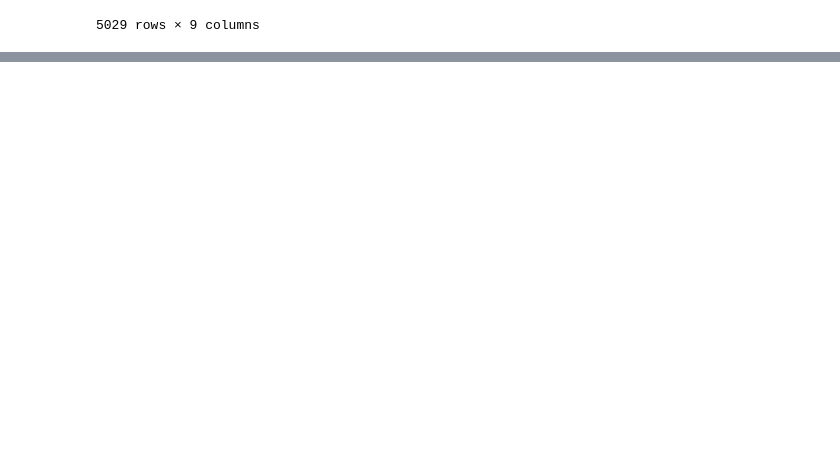
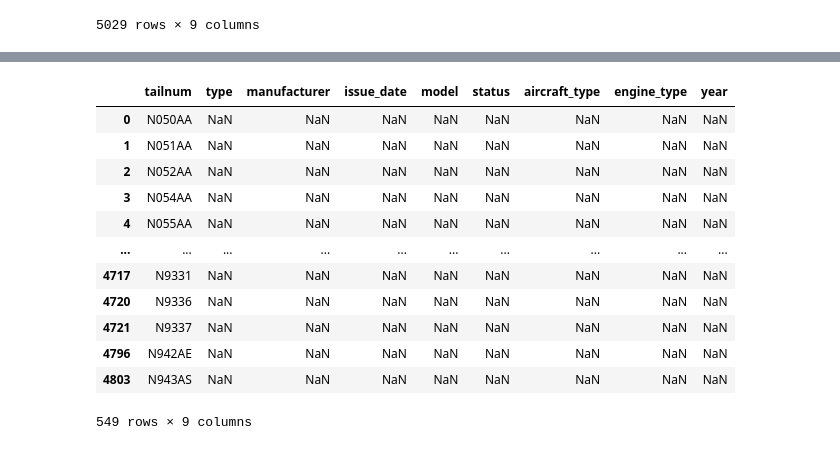
Before and after one commit to EsosaOrumwese/ALX-T-Nanodegree, a Jupyter notebook: Data Analytics/Projects/Airline On-Time Performance Data/wrangle_act.ipynb, the cells around one changed output, grey strips where cells are left out. Cells and saved outputs as stored; diff of their text form; code cells hidden in the pictures; blank space fills up the shorter version.

Commit message:
Done with data wrangling, for now

```diff
--- a/Data Analytics/Projects/Airline On-Time Performance Data/wrangle_act.ipynb
+++ b/Data Analytics/Projects/Airline On-Time Performance Data/wrangle_act.ipynb
@@ -57,6 +57,8 @@ import numpy as np
 import seaborn as sns
 import matplotlib.pyplot as plt
 
+pd.set_option('display.max.columns', 500)
+plt.style.use('seaborn-dark-palette')
 %matplotlib inline
 # %% [markdown]
 ## Data Wrangling
@@ -481,0 +483,3 @@ plane_data.sample(15)
+# %%
+airline_df_clean = airline_df.copy()
+plane_data_clean = plane_data.copy()
@@ -481,0 +615,16 @@ plane_data.sample(15)
+# %%
+plane_data_clean[plane_data_clean['type'].isna()]
+# %% [output]
+|  | tailnum | type | manufacturer | issue_date | model | status | aircraft_type | engine_type | year |
+| 0 | N050AA | NaN | NaN | NaN | NaN | NaN | NaN | NaN | NaN |
+| 1 | N051AA | NaN | NaN | NaN | NaN | NaN | NaN | NaN | NaN |
+| 2 | N052AA | NaN | NaN | NaN | NaN | NaN | NaN | NaN | NaN |
+| 3 | N054AA | NaN | NaN | NaN | NaN | NaN | NaN | NaN | NaN |
+| 4 | N055AA | NaN | NaN | NaN | NaN | NaN | NaN | NaN | NaN |
+| ... | ... | ... | ... | ... | ... | ... | ... | ... | ... |
+| 4717 | N9331 | NaN | NaN | NaN | NaN | NaN | NaN | NaN | NaN |
+| 4720 | N9336 | NaN | NaN | NaN | NaN | NaN | NaN | NaN | NaN |
+| 4721 | N9337 | NaN | NaN | NaN | NaN | NaN | NaN | NaN | NaN |
+| 4796 | N942AE | NaN | NaN | NaN | NaN | NaN | NaN | NaN | NaN |
+| 4803 | N943AS | NaN | NaN | NaN | NaN | NaN | NaN | NaN | NaN |
+549 rows × 9 columns
```
Also changed, not shown: parts of 40 cells of this notebook, 2 other files.
